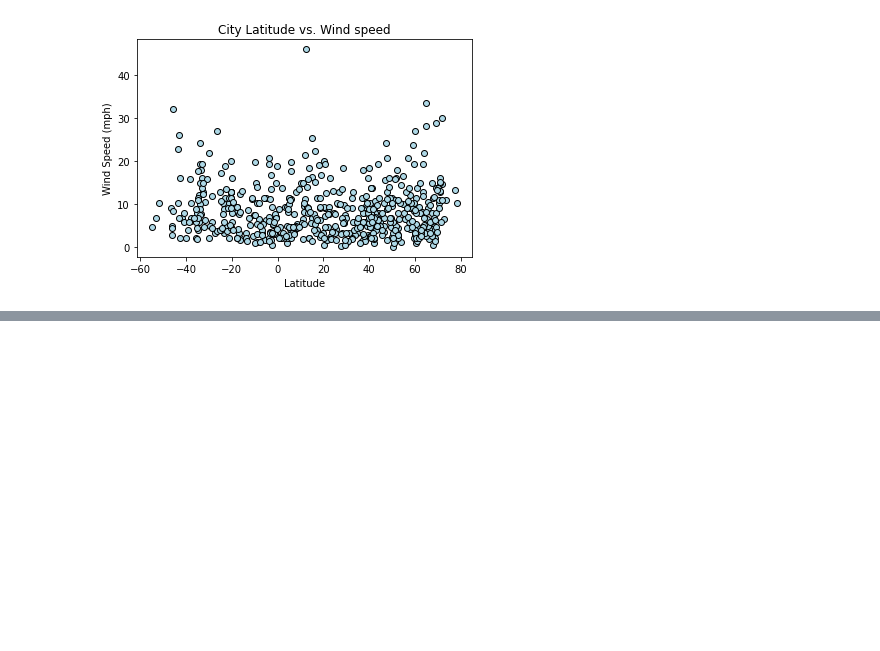
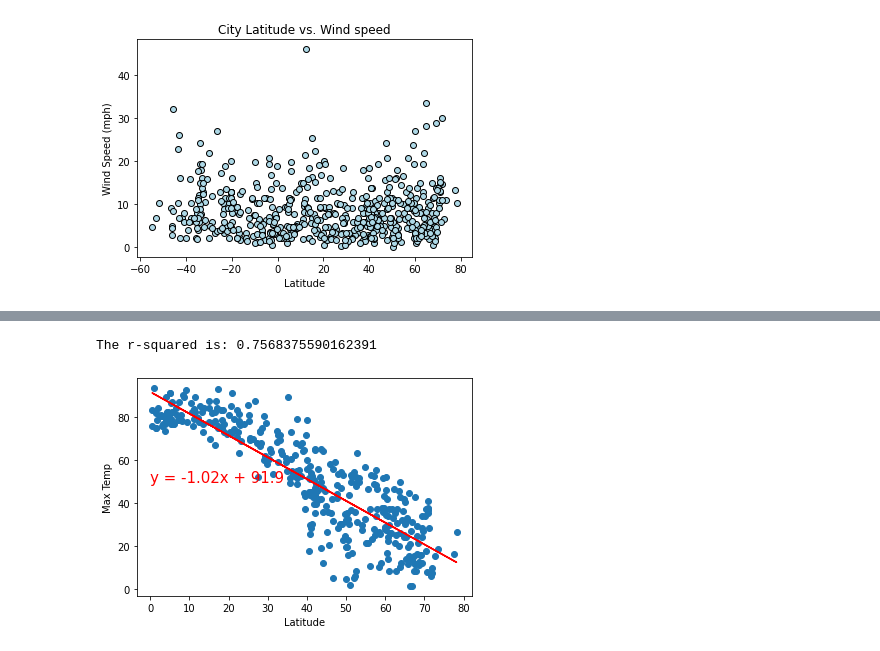
Before and after one commit to Laurel768/python-api-challenge, a Jupyter notebook: Working_copy_Weather.ipynb, the cells around one changed output, grey strips where cells are left out. Drawn from its saved outputs; the diff is of its cells as text; code cells hidden in the pictures; blank space fills up the shorter version.

Commit message:
added a regression line

```diff
--- a/Working_copy_Weather.ipynb
+++ b/Working_copy_Weather.ipynb
@@ -261,0 +259,5 @@ Text(0, 0.5, 'Wind Speed (mph)')
+# %%
+# Create Northern and Southern Hemisphere DataFrames
+northern_city_data_df = clean_city_data.loc[clean_city_data["Latitude"] >= 0,:]
+southern_city_data_df = clean_city_data.loc[clean_city_data["Latitude"] < 0,:]
+northern_city_data_df.head()
@@ -262,3 +271,21 @@ Text(0, 0.5, 'Wind Speed (mph)')
+# %%
+#Linear Regression
+#Northern Hemisphere - Max Temp vs. Latitude Linear Regression
+x_values = northern_city_data_df["Latitude"]
+y_values = northern_city_data_df["Max Temp"]
+(slope, intercept, rvalue, pvalue, stderr) = linregress(x_values, y_values)
+regress_values = x_values * slope + intercept
+line_eq = "y = " + str(round(slope,2)) + "x + " + str(round(intercept,2))
+plt.scatter(x_values,y_values)
+plt.plot(x_values,regress_values,"r-")
+plt.annotate(line_eq,(0,50),fontsize=15,color="red")
+plt.xlabel('Latitude')
+plt.ylabel('Max Temp')
+print(f"The r-squared is: {rvalue**2}")
+plt.show()
+# %% [output]
+The r-squared is: 0.7568375590162391
+[figure, added]
 # %%
 #Linear Regression
 #Southern Hemisphere - Max Temp vs. Latitude Linear Regression
```
Also changed, not shown: parts of 7 cells of this notebook.
